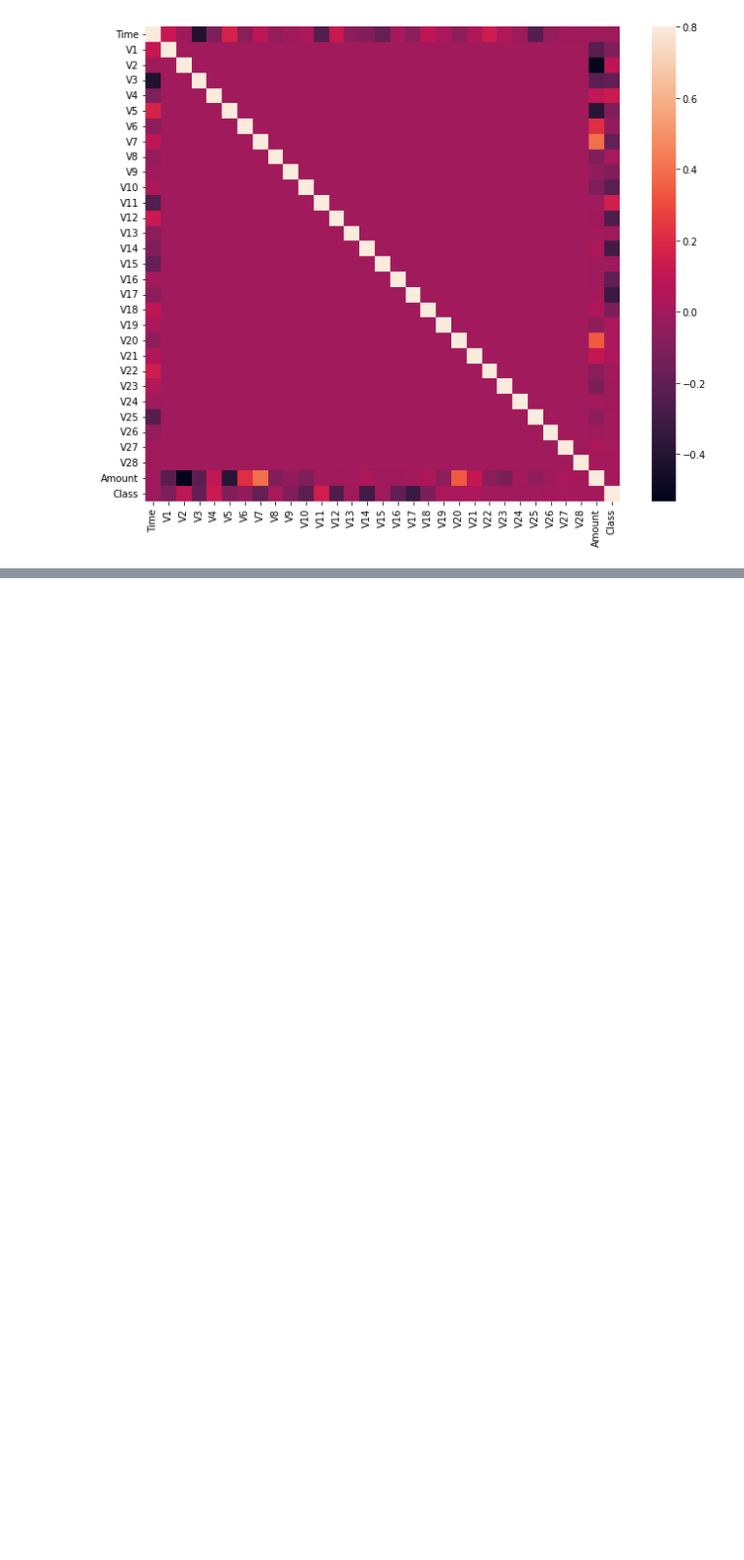
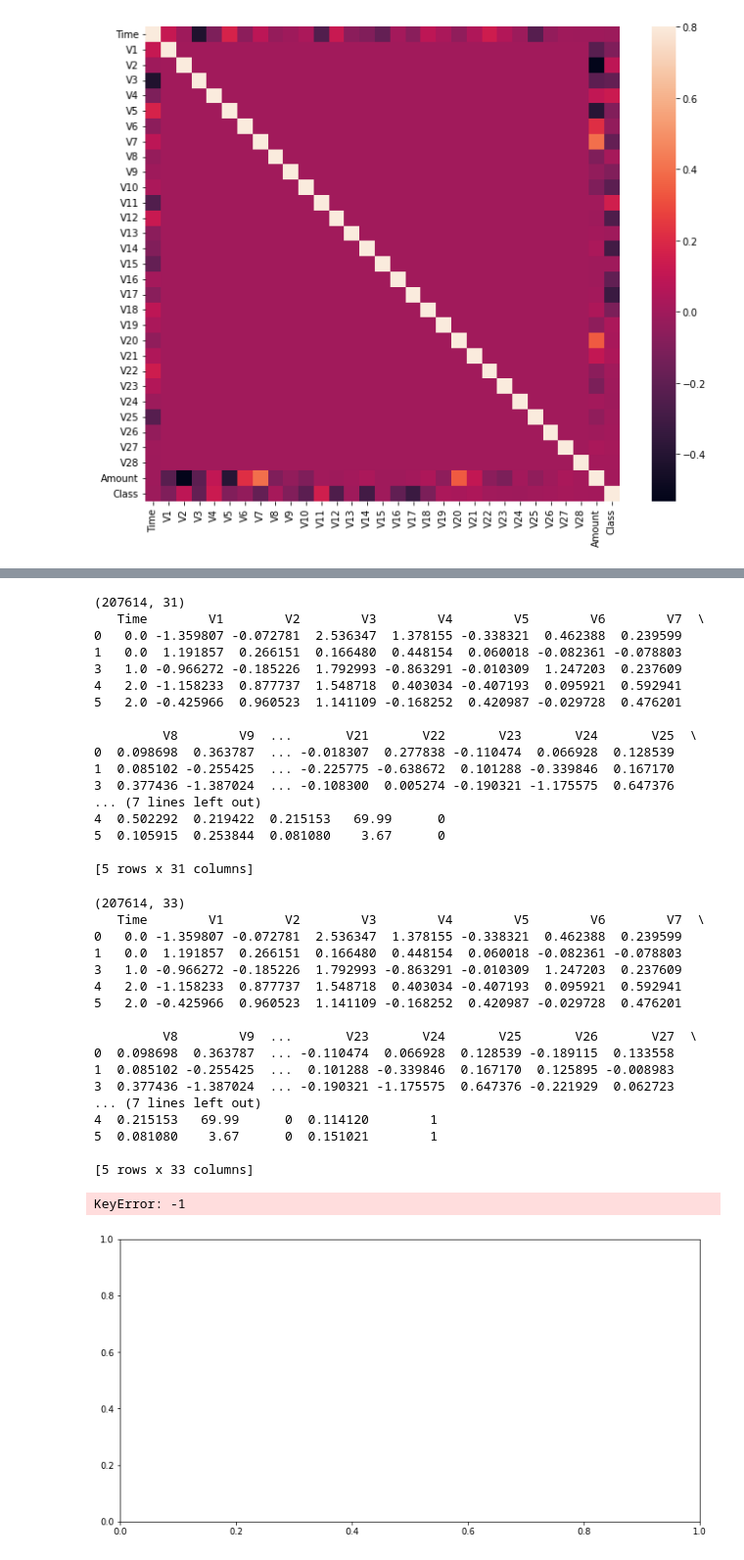
Before and after one commit to leobt23/Applications_DSE, a Jupyter notebook: code/data_exploration.ipynb, the cells around one changed output, grey strips where cells are left out. Shown at 98% size. Drawn from its saved outputs; the diff is of its cells as text; code cells hidden in the pictures; blank space fills up the shorter version.

```diff
--- a/code/data_exploration.ipynb
+++ b/code/data_exploration.ipynb
@@ -65,0 +111,79 @@ plt.show()
+# %%
+# Discover outliers in the dataset
+
+# Interquartile Range Method
+import numpy as np
+from scipy import stats
+df_outliers = df.copy()
+for i in df_outliers.columns:
+    if i != 'Class':
+        df_outliers = df_outliers[np.abs(stats.zscore(df_outliers[i])) < 3]
+print(df_outliers.shape)
+print(df_outliers.head(5))
+
+# Isolation Forest Algorithm
+from sklearn.ensemble import IsolationForest
+model = IsolationForest(n_estimators=100, max_samples=len(df_outliers), contamination=outlier_fraction, random_state=42)
+model.fit(df_outliers)
+df_outliers['scores'] = model.decision_function(df_outliers)
+df_outliers['anomaly'] = model.predict(df_outliers.iloc[:, :-1])
+print(df_outliers.shape)
+print(df_outliers.head(5))
+
+# Visualize outliers
+fig, ax = plt.subplots(figsize=(12, 6))
+colors = {1:'red', 0:'blue'}
+ax.scatter(df_outliers.index, df_outliers['scores'], c=df_outliers['anomaly'].apply(lambda x: colors[x]))
+plt.show()
+
+# Local Outlier Factor Algorithm
+from sklearn.neighbors import LocalOutlierFactor
+model = LocalOutlierFactor(n_neighbors=20, contamination=outlier_fraction)
+df_outliers = df.copy()
+df_outliers = df_outliers.drop('Class', axis=1)
+df_outliers['anomaly'] = model.fit_predict(df_outliers)
+print(df_outliers.shape)
+print(df_outliers.head(5))
+
+# Visualize outliers
+fig, ax = plt.subplots(figsize=(12, 6))
+colors = {1:'red', 0:'blue'}
+ax.scatter(df_outliers.index, df_outliers['V17'], c=df_outliers['anomaly'].apply(lambda x: colors[x]))
+plt.show()
+# %% [output]
+(207614, 31)
+   Time        V1        V2        V3        V4        V5        V6        V7  \
+0   0.0 -1.359807 -0.072781  2.536347  1.378155 -0.338321  0.462388  0.239599
+1   0.0  1.191857  0.266151  0.166480  0.448154  0.060018 -0.082361 -0.078803
+3   1.0 -0.966272 -0.185226  1.792993 -0.863291 -0.010309  1.247203  0.237609
+4   2.0 -1.158233  0.877737  1.548718  0.403034 -0.407193  0.095921  0.592941
+5   2.0 -0.425966  0.960523  1.141109 -0.168252  0.420987 -0.029728  0.476201
+
+         V8        V9  ...       V21       V22       V23       V24       V25  \
+0  0.098698  0.363787  ... -0.018307  0.277838 -0.110474  0.066928  0.128539
+1  0.085102 -0.255425  ... -0.225775 -0.638672  0.101288 -0.339846  0.167170
+3  0.377436 -1.387024  ... -0.108300  0.005274 -0.190321 -1.175575  0.647376
+... (7 lines left out)
+4  0.502292  0.219422  0.215153   69.99      0
+5  0.105915  0.253844  0.081080    3.67      0
+
+[5 rows x 31 columns]
+(207614, 33)
+   Time        V1        V2        V3        V4        V5        V6        V7  \
+0   0.0 -1.359807 -0.072781  2.536347  1.378155 -0.338321  0.462388  0.239599
+1   0.0  1.191857  0.266151  0.166480  0.448154  0.060018 -0.082361 -0.078803
+3   1.0 -0.966272 -0.185226  1.792993 -0.863291 -0.010309  1.247203  0.237609
+4   2.0 -1.158233  0.877737  1.548718  0.403034 -0.407193  0.095921  0.592941
+5   2.0 -0.425966  0.960523  1.141109 -0.168252  0.420987 -0.029728  0.476201
+
+         V8        V9  ...       V23       V24       V25       V26       V27  \
+0  0.098698  0.363787  ... -0.110474  0.066928  0.128539 -0.189115  0.133558
+1  0.085102 -0.255425  ...  0.101288 -0.339846  0.167170  0.125895 -0.008983
+3  0.377436 -1.387024  ... -0.190321 -1.175575  0.647376 -0.221929  0.062723
+... (7 lines left out)
+4  0.215153   69.99      0  0.114120        1
+5  0.081080    3.67      0  0.151021        1
+
+[5 rows x 33 columns]
+KeyError: -1
+[figure, added]
```
Also changed, not shown: parts of 2 cells of this notebook, 1 other file.
